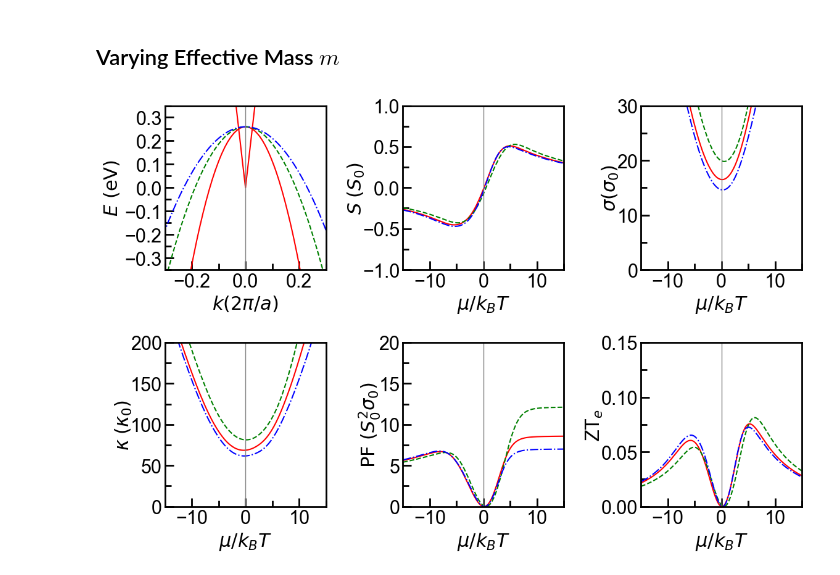
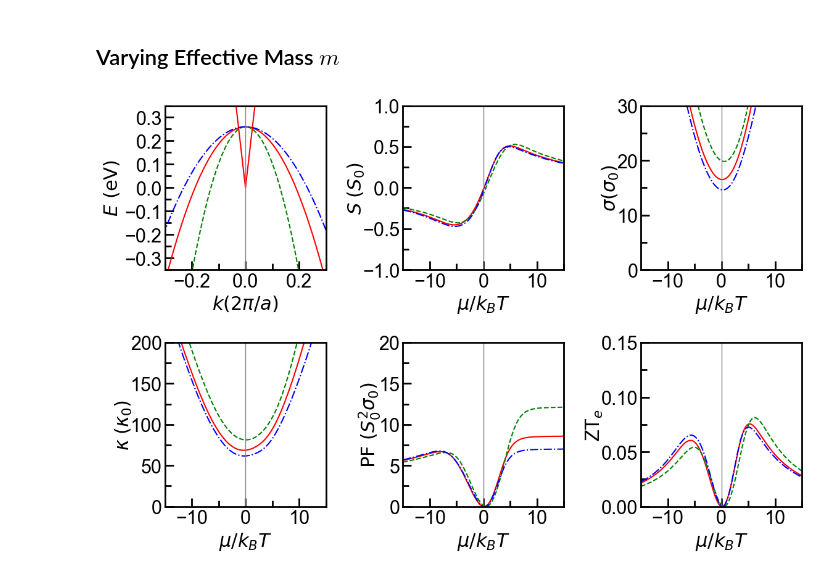
Before and after one commit to Normanthen/NLS-Thermoelectrics, a Jupyter notebook: Type I NLS/2BM-TypeI.ipynb, the cells around one changed output. Drawn from its saved outputs; the diff is of its cells as text; code cells hidden in the pictures.

```diff
--- a/Type I NLS/2BM-TypeI.ipynb
+++ b/Type I NLS/2BM-TypeI.ipynb
@@ -640,8 +640,8 @@ eshiftm3=7
 #(a) Dispersion relation
 ax1 = plt.subplot(2,3,1)
 ax1.plot(kcc,fc, linestyle='solid', color='red', label=r'$D_{1}$')
-ax1.plot(kcc,-kcc**2/(2*0.034)+0.26,linestyle='solid', color='red', label=r'$P_{2}$')
-ax1.plot(kcc,-kcc**2/(2*0.068)+0.26,linestyle='dashed', color='green', label=r'$P_{1}$')
+ax1.plot(kcc,-kcc**2/(2*0.068)+0.26,linestyle='solid', color='red', label=r'$P_{2}$')
+ax1.plot(kcc,-kcc**2/(2*0.032)+0.26,linestyle='dashed', color='green', label=r'$P_{1}$')
 ax1.plot(kcc,-kcc**2/(2*0.102)+0.26,linestyle='dashdot', color='blue', label=r'$P_{3}$')
 ax1.axis([-0.3,0.3,-0.35,0.35])
 ax1.axvline(0, color='grey', linestyle='-', linewidth=1)
@@ -729,32 +729,32 @@ ax5.set_xlabel('$\mu/k_BT$')
 ax5.set_ylabel('$\mathrm{PF}~(S_0^2 \sigma_0)$')
 #ax5.yaxis.set_major_locator(mpl.ticker.MultipleLocator(1*1e-5))
 #ax5.yaxis.set_minor_locator(mpl.ticker.MultipleLocator(0.5))
 ax5.xaxis.set_tick_params(which='major', size=10, width=2, direction='in')
 ax5.xaxis.set_tick_params(which='minor', size=7, width=2, direction='in')
 ax5.yaxis.set_tick_params(which='major', size=10, width=2, direction='in')
 ax5.yaxis.set_tick_params(which='minor', size=7, width=2, direction='in')
 
 #(f) ZT
 ax6 = plt.subplot(2,3,6)
 ax6.plot(eta, ZT(eta+eshiftm1,e0,vF1,eff_mass1)*T,color='red',linestyle='solid')
 ax6.plot(eta, ZT(eta+eshiftm2,e0,vF1,eff_mass2)*T,color='green',linestyle='dashed')
 ax6.plot(eta, ZT(eta+eshiftm3,e0,vF1,eff_mass3)*T,color='blue',linestyle='dashdot')
 ax6.axis([-15,15,0,0.15]) # the format is [xmin,xmax,ymin,ymax]
 ax6.axvline(0, color='grey', linestyle='-', linewidth=1)
 ax6.xaxis.set_minor_locator(AutoMinorLocator(2))
 ax6.yaxis.set_minor_locator(AutoMinorLocator(2))
 ax6.yaxis.labelpad = -4
 ax6.set_xlabel('$\mu/k_BT$')
 ax6.set_ylabel('ZT$_{e}$')
 #ax6.yaxis.set_major_locator(mpl.ticker.MultipleLocator(0.010))
 #ax6.yaxis.set_minor_locator(mpl.ticker.MultipleLocator(0.25))
 ax6.xaxis.set_tick_params(which='major', size=10, width=2, direction='in')
 ax6.xaxis.set_tick_params(which='minor', size=7, width=2, direction='in')
 ax6.yaxis.set_tick_params(which='major', size=10, width=2, direction='in')
 ax6.yaxis.set_tick_params(which='minor', size=7, width=2, direction='in')
 
 
 plt.tight_layout()
-#plt.savefig('2BM_typeI(mass).pdf')
+#plt.savefig('2BM_typeI(mass)_revised.pdf')
 # %% [output]
-[figure, old version]
+[figure, new version]
```
Also changed, not shown: 1 other file.
